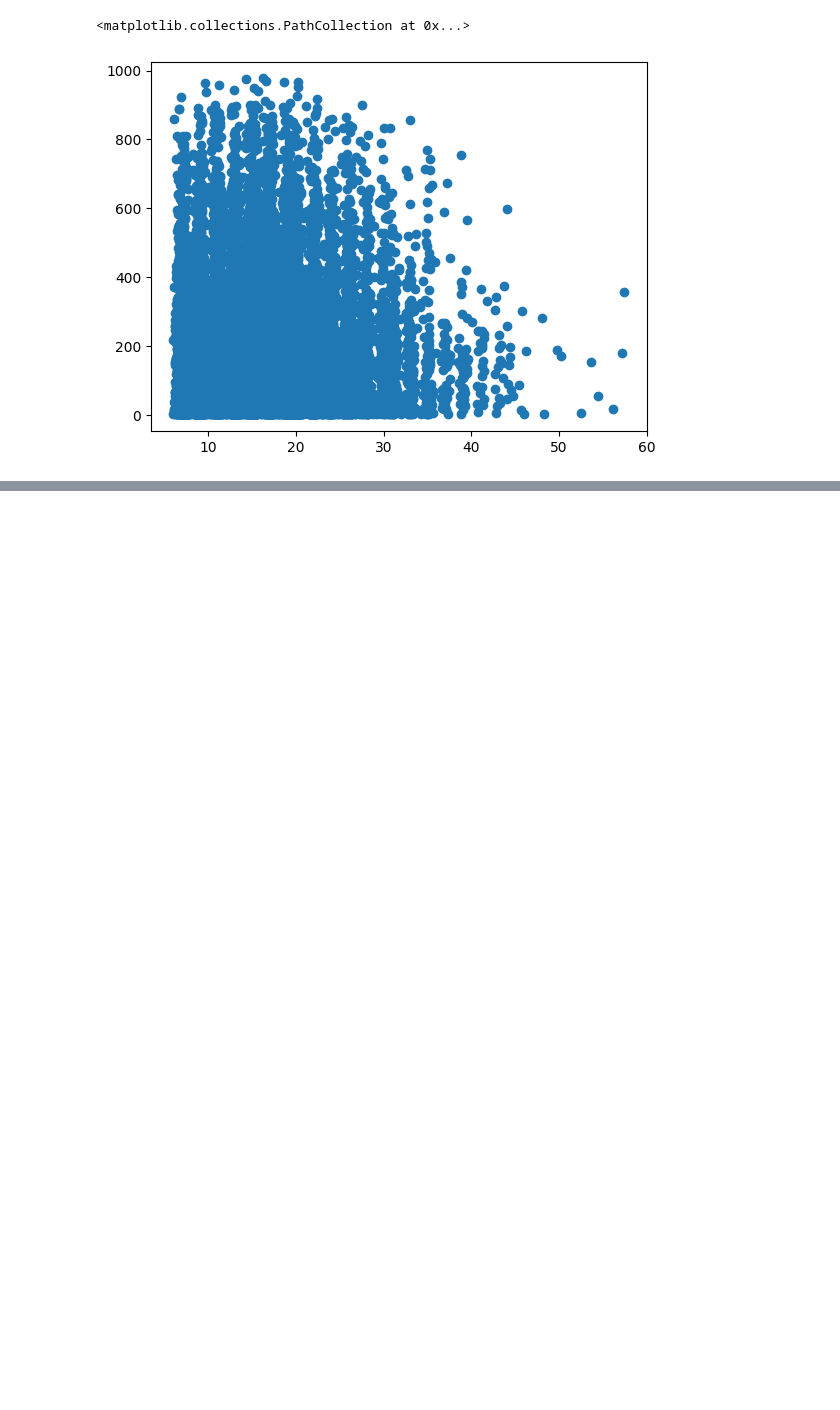
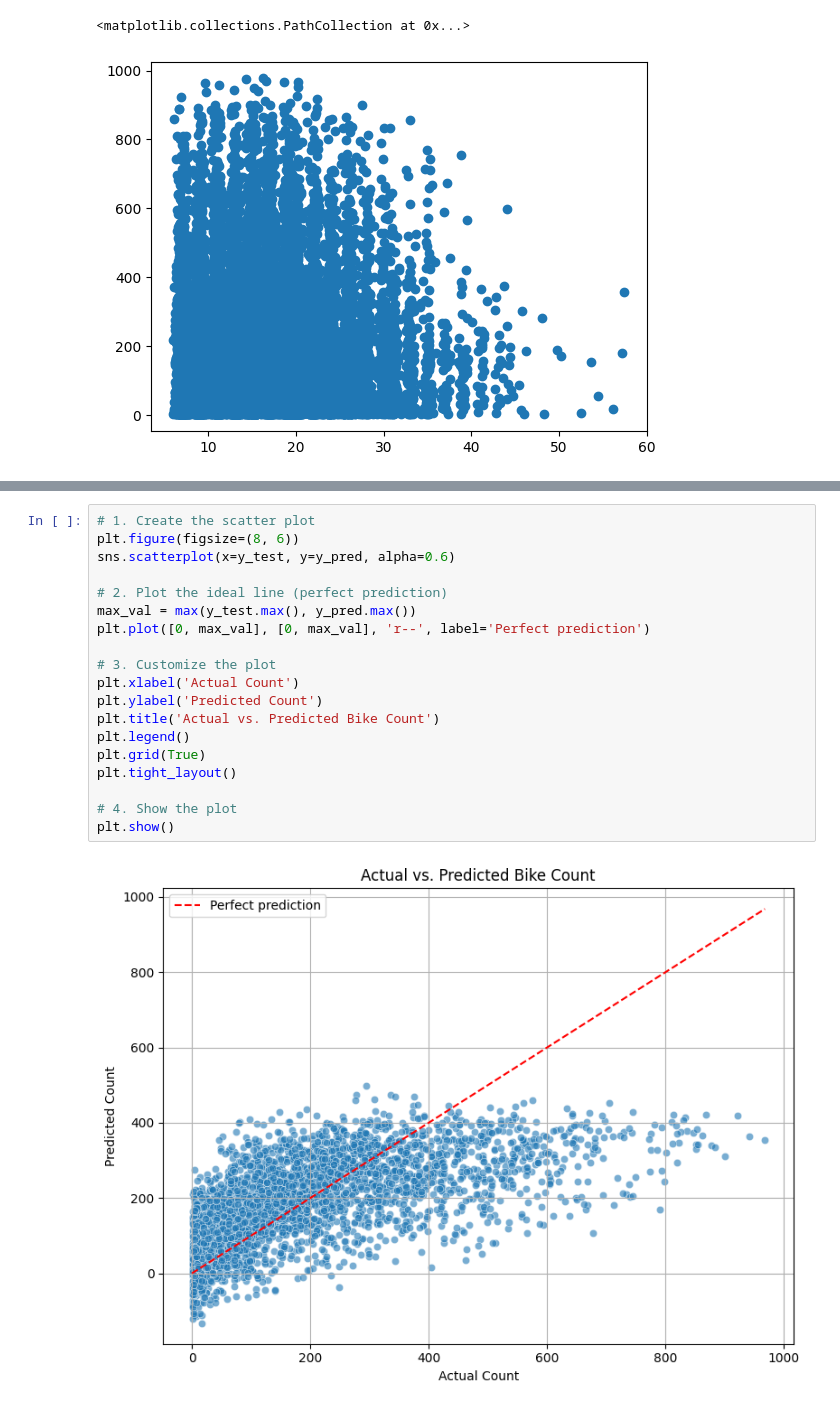
Before and after one commit to Guccimane44/bike-sharing, a Jupyter notebook: bike-sharing.ipynb, the cells around one changed output, grey strips where cells are left out. Cells and saved outputs as stored; diff of their text form; blank space fills up the shorter version.

```diff
--- a/bike-sharing.ipynb
+++ b/bike-sharing.ipynb
@@ -324,0 +360,21 @@ plt.scatter(x='windspeed', y='count', data=df)
+# %%
+# 1. Create the scatter plot
+plt.figure(figsize=(8, 6))
+sns.scatterplot(x=y_test, y=y_pred, alpha=0.6)
+
+# 2. Plot the ideal line (perfect prediction)
+max_val = max(y_test.max(), y_pred.max())
+plt.plot([0, max_val], [0, max_val], 'r--', label='Perfect prediction')
+
+# 3. Customize the plot
+plt.xlabel('Actual Count')
+plt.ylabel('Predicted Count')
+plt.title('Actual vs. Predicted Bike Count')
+plt.legend()
+plt.grid(True)
+plt.tight_layout()
+
+# 4. Show the plot
+plt.show()
+# %% [output]
+[figure, added]
```
Also changed, not shown: parts of 9 cells of this notebook.
